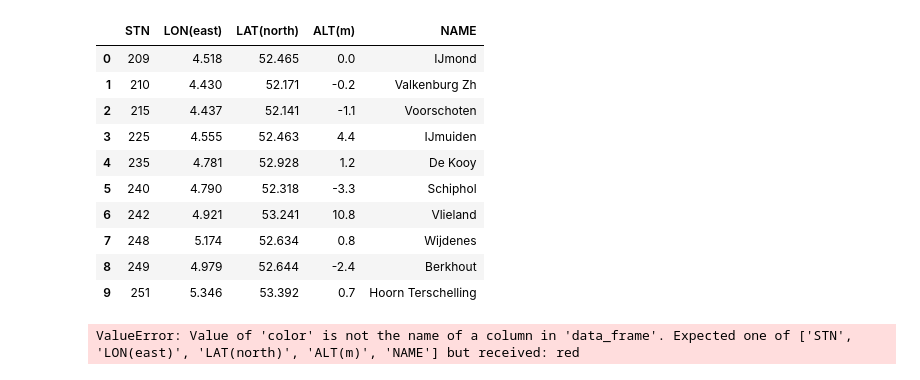
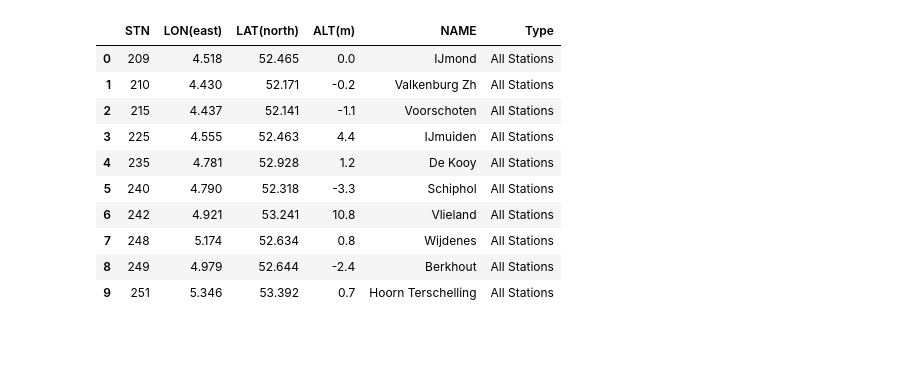
Before and after one commit to AnnavanHerwijnen/TIL6022_python_project, a Jupyter notebook: WeatherStationLocation.ipynb, the cells around one changed output. Drawn from its saved outputs; the diff is of its cells as text; code cells hidden in the pictures; blank space fills up the shorter version.

```diff
--- a/WeatherStationLocation.ipynb
+++ b/WeatherStationLocation.ipynb
@@ -6,19 +6,21 @@ import plotly.express as px
 import os
 import chardet
 # %%
-Weather_location = pd.read_csv("station_data.csv")
-Active_Weather_Station_Location = pd.read_csv('Usable_weather_station_data.csv')
+Weather_location = pd.read_csv("station_data.csv") #Loads the weather station geographic data
+Active_Weather_Station_Location = pd.read_csv('Usable_weather_station_data.csv') #Loads the weather station geographic data of only the stations that measure for all necessary values (Rain, Wind, Temperature)
+Weather_location["Type"] = "All Stations" #This adds a column to each dataframe that is used later to compare between
+Active_Weather_Station_Location["Type"] = "Usable Stations"
 Weather_location.head(10)
 # %% [output]
-|  | STN | LON(east) | LAT(north) | ALT(m) | NAME |
-| 0 | 209 | 4.518 | 52.465 | 0.0 | IJmond |
-| 1 | 210 | 4.430 | 52.171 | -0.2 | Valkenburg Zh |
-| 2 | 215 | 4.437 | 52.141 | -1.1 | Voorschoten |
-| 3 | 225 | 4.555 | 52.463 | 4.4 | IJmuiden |
-| 4 | 235 | 4.781 | 52.928 | 1.2 | De Kooy |
-| 5 | 240 | 4.790 | 52.318 | -3.3 | Schiphol |
-| 6 | 242 | 4.921 | 53.241 | 10.8 | Vlieland |
-| 7 | 248 | 5.174 | 52.634 | 0.8 | Wijdenes |
-| 8 | 249 | 4.979 | 52.644 | -2.4 | Berkhout |
-| 9 | 251 | 5.346 | 53.392 | 0.7 | Hoorn Terschelling |
+|  | STN | LON(east) | LAT(north) | ALT(m) | NAME | Type |
+| 0 | 209 | 4.518 | 52.465 | 0.0 | IJmond | All Stations |
+| 1 | 210 | 4.430 | 52.171 | -0.2 | Valkenburg Zh | All Stations |
+| 2 | 215 | 4.437 | 52.141 | -1.1 | Voorschoten | All Stations |
+| 3 | 225 | 4.555 | 52.463 | 4.4 | IJmuiden | All Stations |
+| 4 | 235 | 4.781 | 52.928 | 1.2 | De Kooy | All Stations |
+| 5 | 240 | 4.790 | 52.318 | -3.3 | Schiphol | All Stations |
+| 6 | 242 | 4.921 | 53.241 | 10.8 | Vlieland | All Stations |
+| 7 | 248 | 5.174 | 52.634 | 0.8 | Wijdenes | All Stations |
+| 8 | 249 | 4.979 | 52.644 | -2.4 | Berkhout | All Stations |
+| 9 | 251 | 5.346 | 53.392 | 0.7 | Hoorn Terschelling | All Stations |
 # %%
@@ -29,16 +31,13 @@ fig2 = px.scatter_map(
     Active_Weather_Station_Location,
     lat="LAT(north)",
     lon="LON(east)",
-    color='red',
     hover_data=['STN', 'NAME', 'ALT(m)'],
-    zoom=6.5,
+    zoom=6.9,
     center={"lat": 52.1010947603812, "lon": 5.646120953892783},
-    map_style='open-street-map',
+     map_style='carto-positron',
     title="Used KNMI Weather Station Locations",
     width=1000,
     height=1000
 )
 fig2.show()
-# %% [output]
-ValueError: Value of 'color' is not the name of a column in 'data_frame'. Expected one of ['STN', 'LON(east)', 'LAT(north)', 'ALT(m)', 'NAME'] but received: red
 # %%
```
Also changed, not shown: parts of 3 cells of this notebook.
